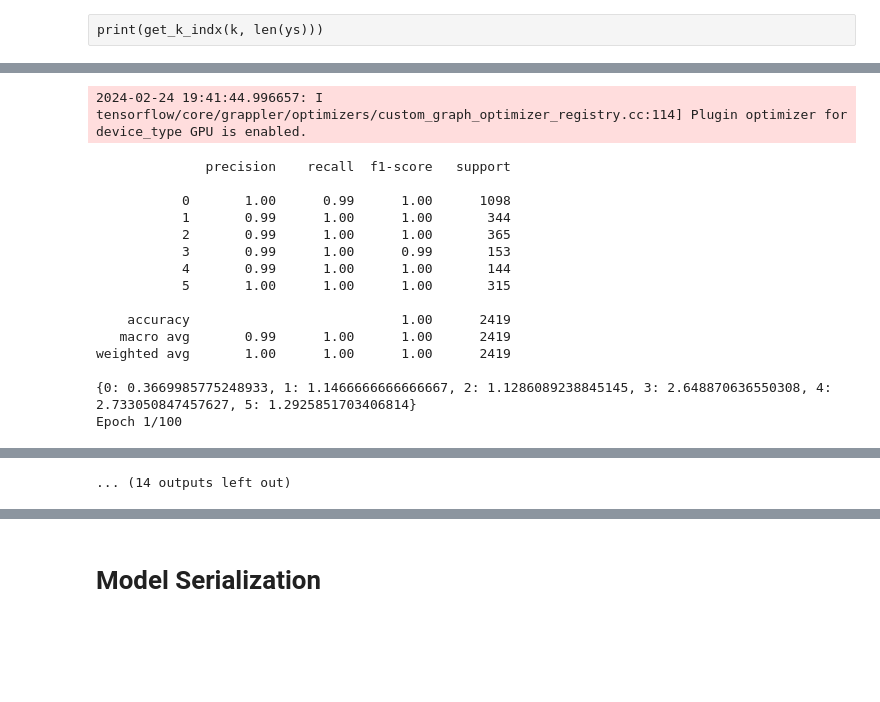
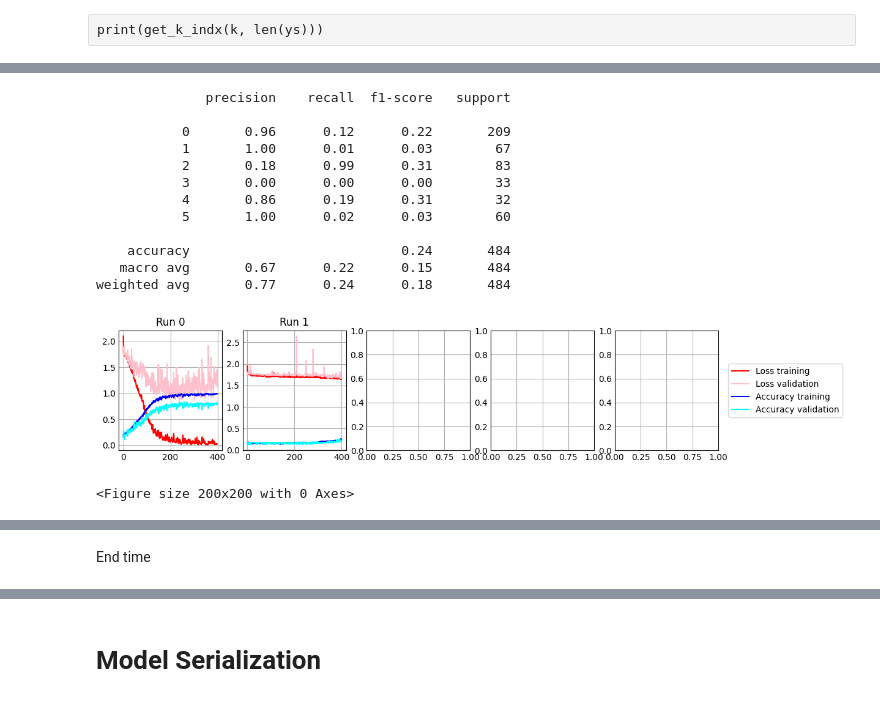
Before and after one commit to Arisiru/research-face-excercises-dynamics, a Jupyter notebook: src/Modeling_exp_04.ipynb, the cells around one changed output, grey strips where cells are left out. Saved outputs shown, nothing was run; the diff lists cells and outputs as text; code cells hidden in the pictures; blank space fills up the shorter version.

```diff
--- a/src/Modeling_exp_04.ipynb
+++ b/src/Modeling_exp_04.ipynb
@@ -135,0 +163,2 @@ print(ys)
+# %%
+TIME['data_processing_end'] = time.time()
@@ -159,8 +190,8 @@ from tensorflow.keras.optimizers import Adam
 
 from sklearn.utils import class_weight
 # %%
-def get_dnn(inputLayer):
-    m = Dense(4, activation="relu")(inputLayer)
+def get_dnn(inputLayer, region='default'):
+    m = Dense(4, activation="relu",name=f'{region}-Dense-1')(inputLayer)
     m = Model(inputs=inputLayer, outputs=m)
 
     return m
@@ -270,13 +300,13 @@ weight_training_classes = {0: 0.32075471698113206,
 ### K-fold evaluation
 # %%
 k = 5
-k_limit = 5
+k_limit = 2
 train = 0.8
 val = 0.2
 test = 0.2
 # %%
-VERBOSE = 2
-EPOCHS = 100
+VERBOSE = 0
+EPOCHS = 400
 BATCH_SIZE = 16
 # %%
 from sklearn.model_selection import KFold
@@ -303,7 +333,12 @@ print(get_k_indx(k, len(ys)))
 indxs = get_k_indx(k, len(ys))
 models = []
 
+fig, axs = plt.subplots(1,5,figsize=(10,2))
+colors = ['red', 'pink', 'blue', 'cyan']
+labels = ['Loss training', 'Loss validation', 'Accuracy training', 'Accuracy validation']
+
 for i in range(k_limit):
+    TIME[f'k_{i}_training_start'] = time.time()
     train_indx, val_indx, test_indx  = indxs[i]
     xs_meta_i = xs_meta[train_indx]
     xs_meta_i_val = xs_meta[val_indx]
@@ -346,7 +381,7 @@ for i in range(k_limit):
     for indx, value in enumerate(class_weights):
         weight_training_classes[available_classes[indx]] = value
 
-    print(weight_training_classes)
+    #print(weight_training_classes)
 
     model = get_model()
 
@@ -382,12 +417,14 @@ for i in range(k_limit):
     val_acc    = hist.history['val_accuracy']
     xc         = range(len(hist.history['loss']))
 
-    plt.figure()
-    plt.title(f'Run {i}')
-    plt.plot(xc, train_loss, color='red')
-    plt.plot(xc, val_loss, color='pink')
-    plt.plot(xc, train_acc, color='blue')
-    plt.plot(xc, val_acc, color='cyan')
+    axs[i].set_title(f'Run {i}')
+    axs[i].plot(xc, train_loss, color=colors[0], label=labels[0])
+    axs[i].plot(xc, val_loss, color=colors[1], label=labels[1])
+    axs[i].plot(xc, train_acc, color=colors[2], label=labels[2])
+    axs[i].plot(xc, val_acc, color=colors[3], label=labels[3])
+
+    TIME[f'k_{i}_training_end'] = time.time()
+    TIME[f'k_{i}_evaluation_start'] = time.time()
 
     y_pred = model.predict([
         xs_meta_i_test,
@@ -397,5 +434,13 @@ for i in range(k_limit):
         xs_orbital_i_test],verbose=0)
     y_pred_bool = np.argmax(y_pred, axis=1)
 
+    TIME[f'k_{i}_evaluation_end'] = time.time()
+
     print(classification_report(ys_i_test, y_pred_bool))
+
+fig.legend(labels, ncol=1, bbox_to_anchor=(1.2,0.5), loc="center right", fontsize=10,
+           bbox_transform=plt.gcf().transFigure)
+
+plt.show()
+plt.savefig(f'mphnn_runs_02_{int(time.time())}.svg', format='svg', dpi=1200)
 # %% [output]
@@ -423,16 +466,14 @@ Epoch 100/100
-2024-02-24 19:41:44.996657: I tensorflow/core/grappler/optimizers/custom_graph_optimizer_registry.cc:114] Plugin optimizer for device_type GPU is enabled.
+              precision    recall  f1-score   support
+
+           0       0.96      0.12      0.22       209
+           1       1.00      0.01      0.03        67
+           2       0.18      0.99      0.31        83
+           3       0.00      0.00      0.00        33
+           4       0.86      0.19      0.31        32
+           5       1.00      0.02      0.03        60
+
+    accuracy                           0.24       484
+   macro avg       0.67      0.22      0.15       484
+weighted avg       0.77      0.24      0.18       484
+[figure, added]
-              precision    recall  f1-score   support
-
-           0       1.00      0.99      1.00      1098
-           1       0.99      1.00      1.00       344
-           2       0.99      1.00      1.00       365
-           3       0.99      1.00      0.99       153
-           4       0.99      1.00      1.00       144
-           5       1.00      1.00      1.00       315
-
-    accuracy                           1.00      2419
-   macro avg       0.99      1.00      1.00      2419
-weighted avg       1.00      1.00      1.00      2419
-
-{0: 0.3669985775248933, 1: 1.1466666666666667, 2: 1.1286089238845145, 3: 2.648870636550308, 4: 2.733050847457627, 5: 1.2925851703406814}
-Epoch 1/100
+<Figure size 200x200 with 0 Axes>
@@ -494 +480,2 @@ Epoch 100/100
-... (14 outputs left out)
+# %% [markdown]
+End time
```
Also changed, not shown: parts of 26 cells of this notebook, 17 other files.
